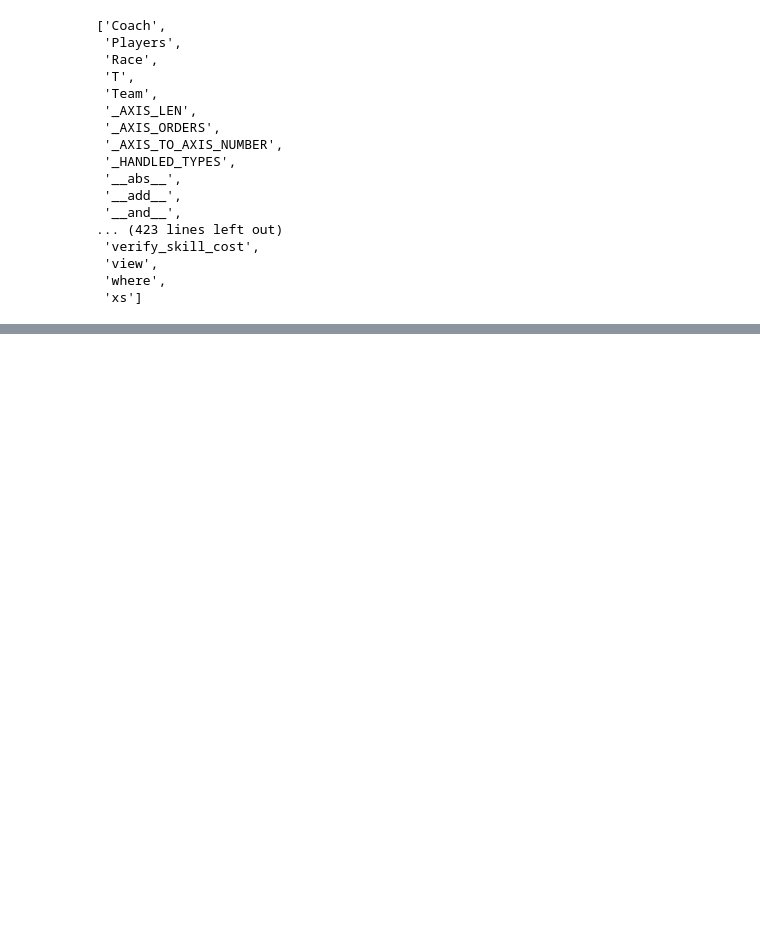
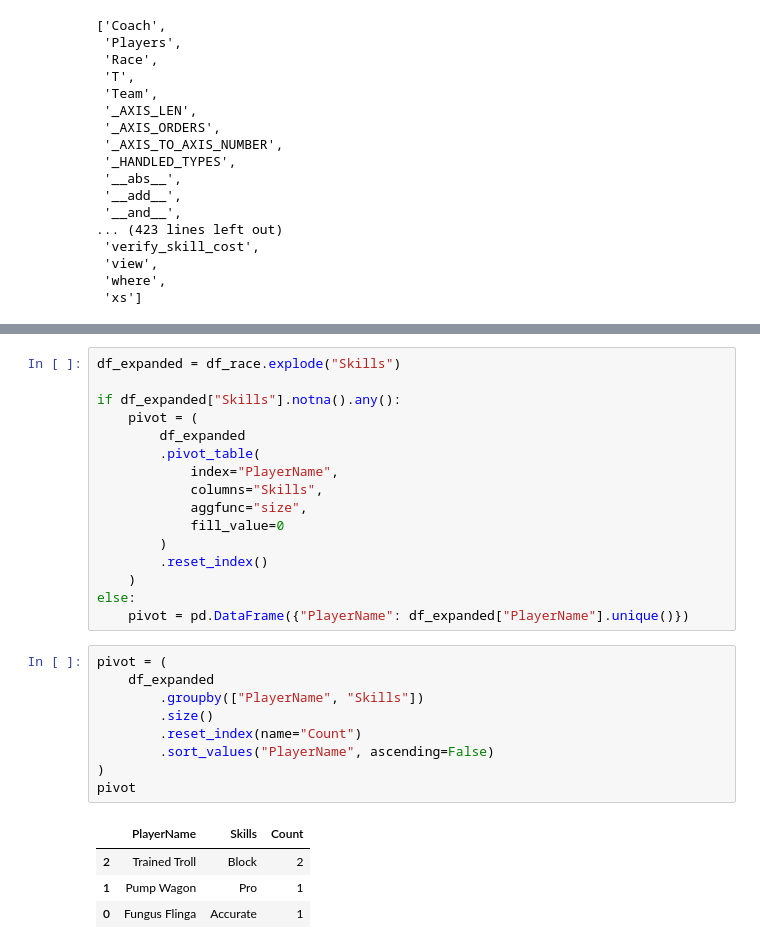
Before and after one commit to mpSchrader/BBRosterVisualizer, a Jupyter notebook: notebooks/Roster Processing Iteration - BB25.ipynb, the cells around one changed output, grey strips where cells are left out. Cells and saved outputs as stored; diff of their text form; blank space fills up the shorter version.

```diff
--- a/notebooks/Roster Processing Iteration - BB25.ipynb
+++ b/notebooks/Roster Processing Iteration - BB25.ipynb
@@ -906,0 +1466,30 @@ AttributeError: Can only use the '.list' accessor with 'list[pyarrow]' dtype, no
+# %%
+df_expanded = df_race.explode("Skills")
+
+if df_expanded["Skills"].notna().any():
+    pivot = (
+        df_expanded
+        .pivot_table(
+            index="PlayerName",
+            columns="Skills",
+            aggfunc="size",
+            fill_value=0
+        )
+        .reset_index()
+    )
+else:
+    pivot = pd.DataFrame({"PlayerName": df_expanded["PlayerName"].unique()})
+# %%
+pivot = (
+    df_expanded
+        .groupby(["PlayerName", "Skills"])
+        .size()
+        .reset_index(name="Count")
+        .sort_values("PlayerName", ascending=False)
+)
+pivot
+# %% [output]
+|  | PlayerName | Skills | Count |
+| 2 | Trained Troll | Block | 2 |
+| 1 | Pump Wagon | Pro | 1 |
+| 0 | Fungus Flinga | Accurate | 1 |
```
Also changed, not shown: parts of 11 cells of this notebook, 3 other files.
